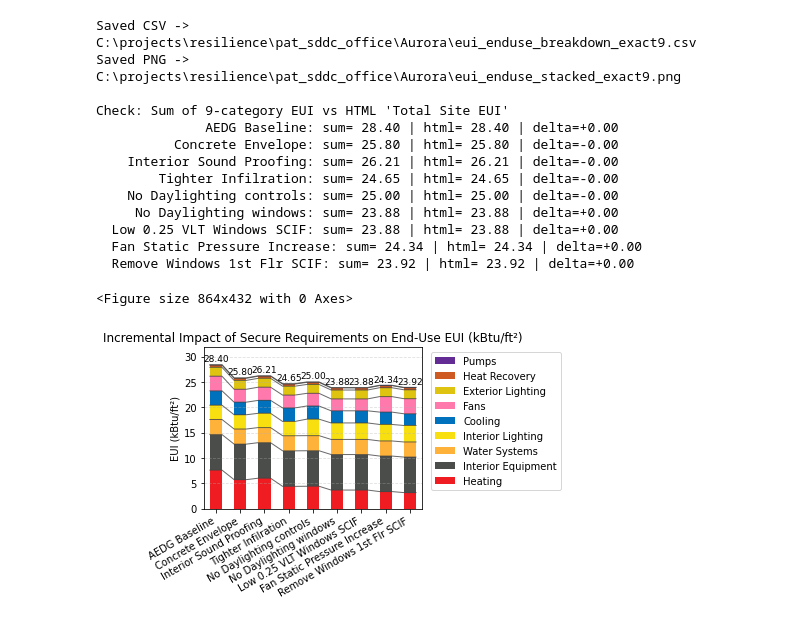
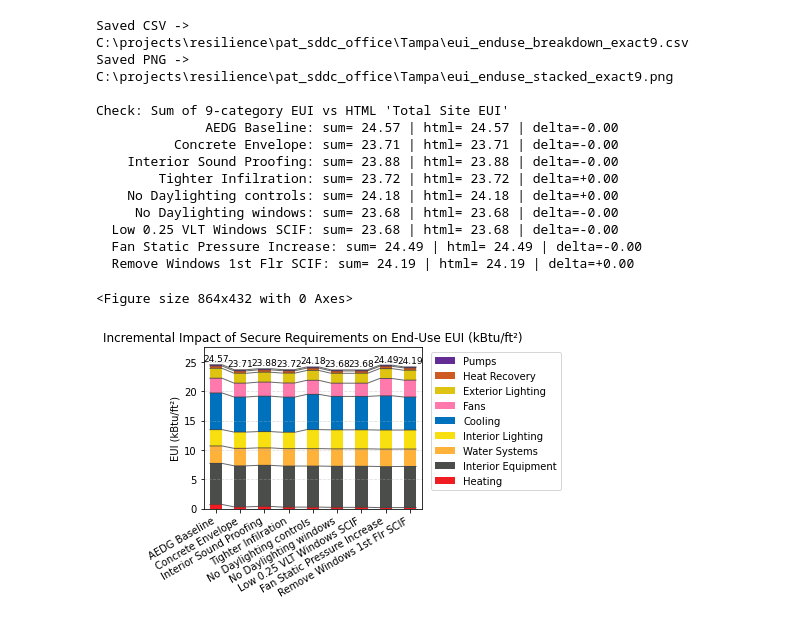
Before and after one commit to brianlball/PAT_projects, a Jupyter notebook: pat_sddc_office/Tampa/results.ipynb, the cells around one changed output. Drawn from its saved outputs; the diff is of its cells as text; code cells hidden in the pictures.

Commit message:
Tampa System A results

```diff
--- a/pat_sddc_office/Tampa/results.ipynb
+++ b/pat_sddc_office/Tampa/results.ipynb
@@ -9,17 +9,17 @@ import numpy as np
 from matplotlib.colors import to_rgb
 
 # ----------------- CONFIG -----------------
-ROOT_DIR = Path(r"C:\projects\resilience\pat_sddc_office\Aurora")  # <-- your parent
+ROOT_DIR = Path(r"C:\projects\resilience\pat_sddc_office\Tampa")  # <-- your parent
 RUN_ORDER = [
-    {"SystemD_baseline": "AEDG Baseline"},
-    {"SystemD_extwall_R23": "Concrete Envelope"},
-    {"SystemD_extwall_R23_intwall": "Interior Sound Proofing"},
-    {"SystemD_extwall_R23_intwall_infil": "Tighter Infilration"},
-    {"SystemD_extwall_R23_intwall_infil_dlc": "No Daylighting controls"},
-    {"SystemD_extwall_R23_intwall_infil_dlc_dlw": "No Daylighting windows"},
-    {"SystemD_extwall_R23_intwall_infil_dlc_dlw_vlt": "Low 0.25 VLT Windows SCIF"},
-    {"SystemD_extwall_R23_intwall_infil_dlc_dlw_vlt_fan": "Fan Static Pressure Increase"},
-    {"SystemD_extwall_R23_intwall_infil_dlc_dlw_vlt_fan_1flw": "Remove Windows 1st Flr SCIF"}
+    {"SystemA_baseline": "AEDG Baseline"},
+    {"SystemA_extwall_R23": "Concrete Envelope"},
+    {"SystemA_extwall_R23_intwall": "Interior Sound Proofing"},
+    {"SystemA_extwall_R23_intwall_infil": "Tighter Infilration"},
+    {"SystemA_extwall_R23_intwall_infil_dlc": "No Daylighting controls"},
+    {"SystemA_extwall_R23_intwall_infil_dlc_dlw": "No Daylighting windows"},
+    {"SystemA_extwall_R23_intwall_infil_dlc_dlw_vlt": "Low 0.25 VLT Windows SCIF"},
+    {"SystemA_extwall_R23_intwall_infil_dlc_dlw_vlt_fan": "Fan Static Pressure Increase"},
+    {"SystemA_extwall_R23_intwall_infil_dlc_dlw_vlt_fan_1flw": "Remove Windows 1st Flr SCIF"}
     #{"SystemD_extwall_R23_infil": "Tighter Infilration"}
 
     # add more...
@@ -204,42 +204,42 @@ ax.legend(
 #totals = df.sum(axis=1)
 #for x, total in zip(ax.get_xticks(), totals):
 #    ax.text(x, total, f"{total:.2f}", ha="center", va="bottom", fontsize=9)
 
 # add right after you compute totals
 totals = df.sum(axis=1)
 ymax = float(totals.max())
 ax.set_ylim(0, ymax * 1.12)  # ~12% headroom
 
 # totals above bars with a slight offset
 for x, total in zip(ax.get_xticks(), totals):
     ax.text(x, total + ymax*0.01, f"{total:.2f}",  # +1% pad
             ha="center", va="bottom", fontsize=9)
 
 plt.tight_layout()
 out_csv = ROOT_DIR / "eui_enduse_breakdown_exact9.csv"
 out_png = ROOT_DIR / "eui_enduse_stacked_exact9.png"
 df.to_csv(out_csv)
 plt.savefig(out_png, dpi=200)
 print(f"Saved CSV -> {out_csv}")
 print(f"Saved PNG -> {out_png}")
 
 # -------------- CHECK OUTPUT --------------
 print("\nCheck: Sum of 9-category EUI vs HTML 'Total Site EUI'")
 for label, sum_eui, html_eui in checks:
     print(f"  {label:>25s}: sum={sum_eui:6.2f} | html={html_eui:6.2f} | delta={sum_eui - html_eui:+.2f}")
 # %% [output]
-Saved CSV -> C:\projects\resilience\pat_sddc_office\Aurora\eui_enduse_breakdown_exact9.csv
-Saved PNG -> C:\projects\resilience\pat_sddc_office\Aurora\eui_enduse_stacked_exact9.png
+Saved CSV -> C:\projects\resilience\pat_sddc_office\Tampa\eui_enduse_breakdown_exact9.csv
+Saved PNG -> C:\projects\resilience\pat_sddc_office\Tampa\eui_enduse_stacked_exact9.png
 
 Check: Sum of 9-category EUI vs HTML 'Total Site EUI'
-              AEDG Baseline: sum= 28.40 | html= 28.40 | delta=+0.00
-          Concrete Envelope: sum= 25.80 | html= 25.80 | delta=-0.00
-    Interior Sound Proofing: sum= 26.21 | html= 26.21 | delta=-0.00
-        Tighter Infilration: sum= 24.65 | html= 24.65 | delta=-0.00
-    No Daylighting controls: sum= 25.00 | html= 25.00 | delta=-0.00
-     No Daylighting windows: sum= 23.88 | html= 23.88 | delta=+0.00
-  Low 0.25 VLT Windows SCIF: sum= 23.88 | html= 23.88 | delta=+0.00
-  Fan Static Pressure Increase: sum= 24.34 | html= 24.34 | delta=+0.00
-  Remove Windows 1st Flr SCIF: sum= 23.92 | html= 23.92 | delta=+0.00
+              AEDG Baseline: sum= 24.57 | html= 24.57 | delta=-0.00
+          Concrete Envelope: sum= 23.71 | html= 23.71 | delta=-0.00
+    Interior Sound Proofing: sum= 23.88 | html= 23.88 | delta=-0.00
+        Tighter Infilration: sum= 23.72 | html= 23.72 | delta=+0.00
+    No Daylighting controls: sum= 24.18 | html= 24.18 | delta=+0.00
+     No Daylighting windows: sum= 23.68 | html= 23.68 | delta=-0.00
+  Low 0.25 VLT Windows SCIF: sum= 23.68 | html= 23.68 | delta=-0.00
+  Fan Static Pressure Increase: sum= 24.49 | html= 24.49 | delta=-0.00
+  Remove Windows 1st Flr SCIF: sum= 24.19 | html= 24.19 | delta=+0.00
 <Figure size 864x432 with 0 Axes>
-[figure, old version]
+[figure, new version]
```
Also changed, not shown: 11 other files.
